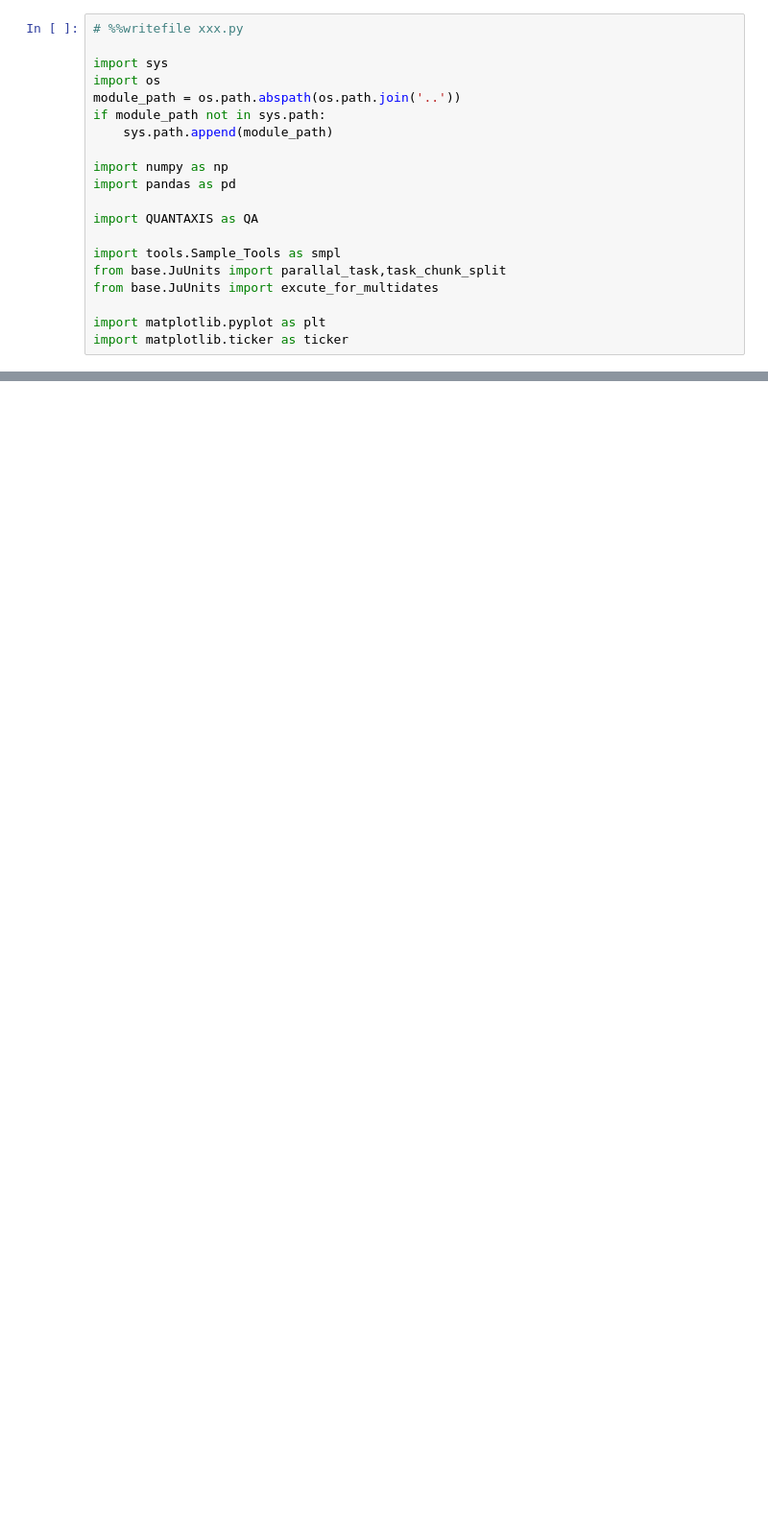
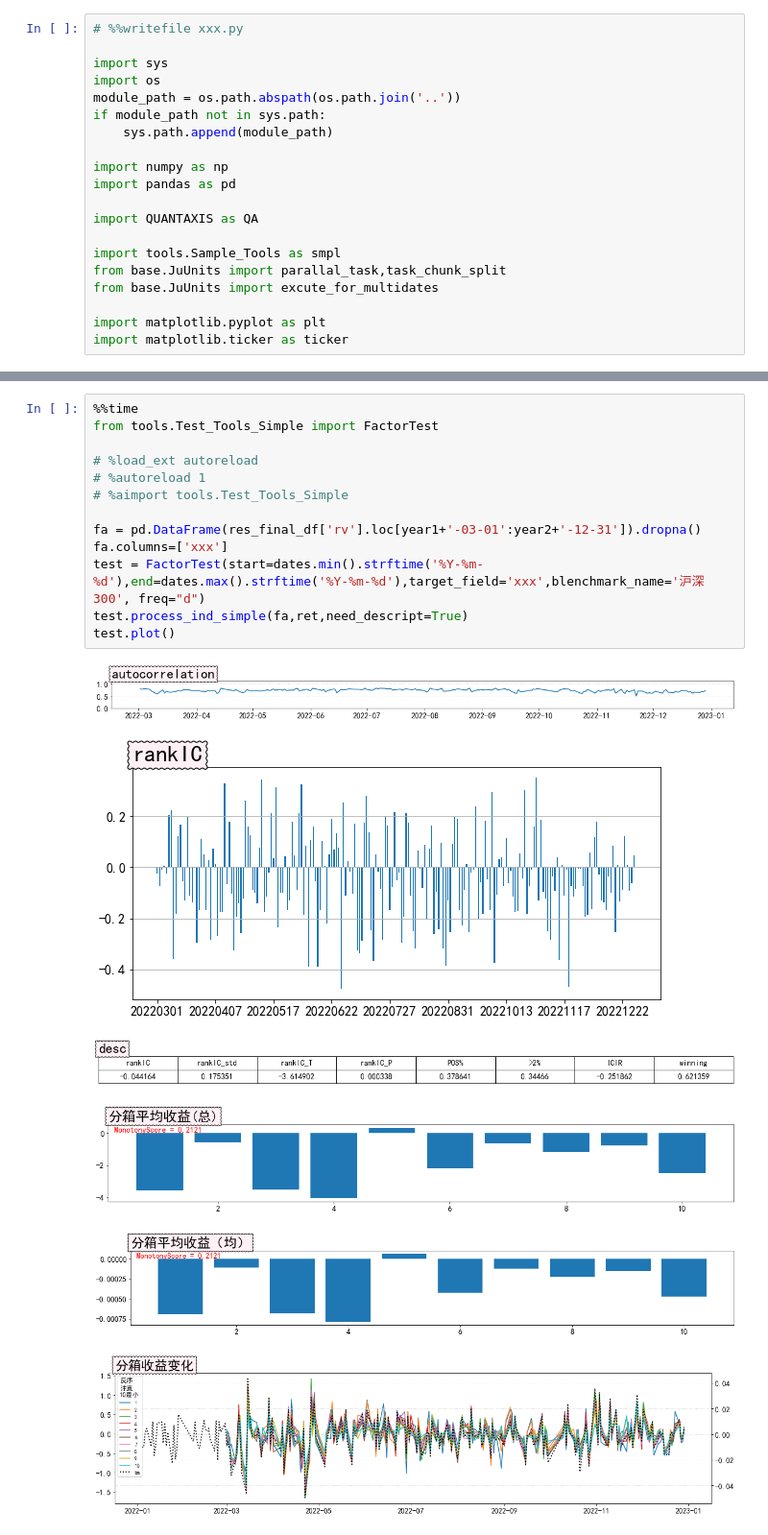
Before and after one commit to kaikai03/IndicatorLab, a Jupyter notebook: ind/Ind_Volatility.ipynb, the cells around one changed output, grey strips where cells are left out. Shown at 96% size. Saved outputs shown, nothing was run; the diff lists cells and outputs as text; blank space fills up the shorter version.

```diff
--- a/ind/Ind_Volatility.ipynb
+++ b/ind/Ind_Volatility.ipynb
@@ -202,3 +254,23 @@ dates = data_.index.get_level_values(0).unique()
 ret = smpl.get_forward_return(data_,'close')
 ret.name = 'ret_forward'
 ret[np.abs(ret)>0.15]=np.nan
+# %%
+%%time
+from tools.Test_Tools_Simple import FactorTest
+
+# %load_ext autoreload
+# %autoreload 1
+# %aimport tools.Test_Tools_Simple
+
+fa = pd.DataFrame(res_final_df['rv'].loc[year1+'-03-01':year2+'-12-31']).dropna()
+fa.columns=['xxx']
+test = FactorTest(start=dates.min().strftime('%Y-%m-%d'),end=dates.max().strftime('%Y-%m-%d'),target_field='xxx',blenchmark_name='沪深300', freq="d")
+test.process_ind_simple(fa,ret,need_descript=True)
+test.plot()
+# %% [output]
+[figure, added]
+[figure, added]
+[figure, added]
+[figure, added]
+[figure, added]
+[figure, added]
```
Also changed, not shown: parts of 13 cells of this notebook.
